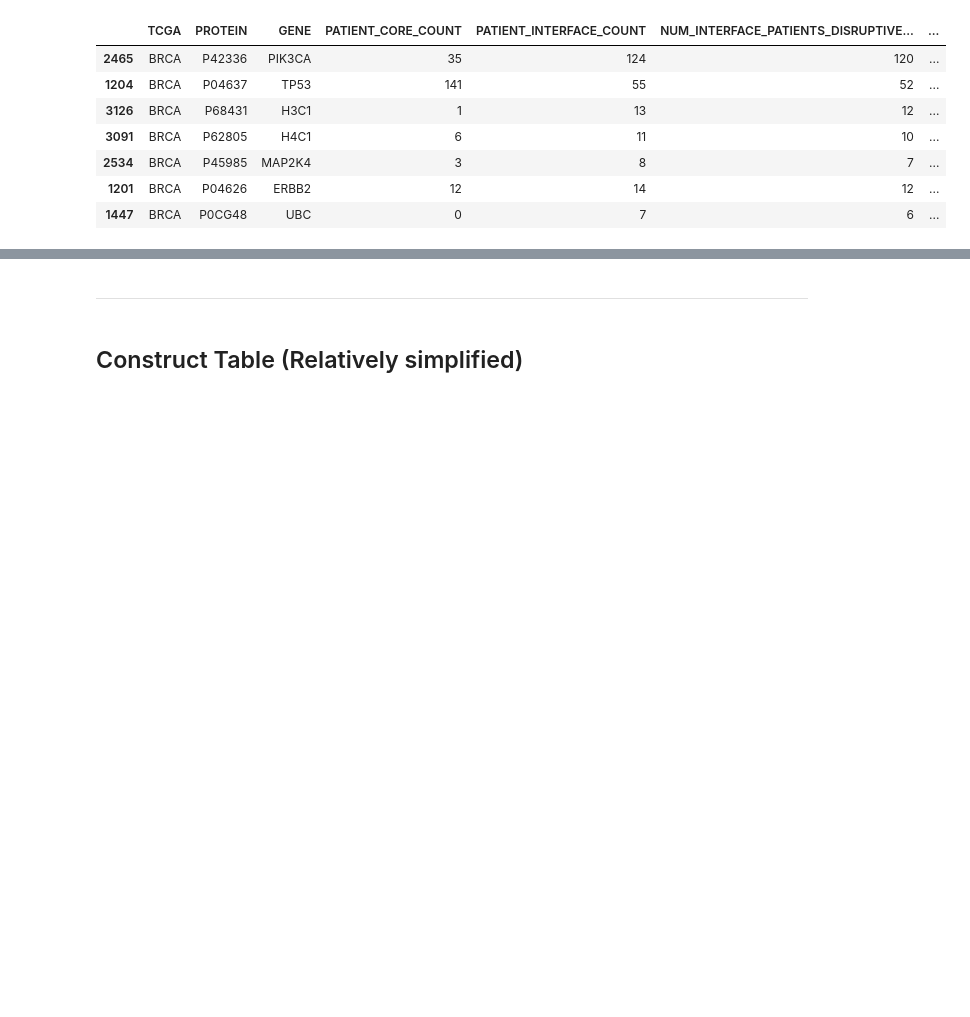
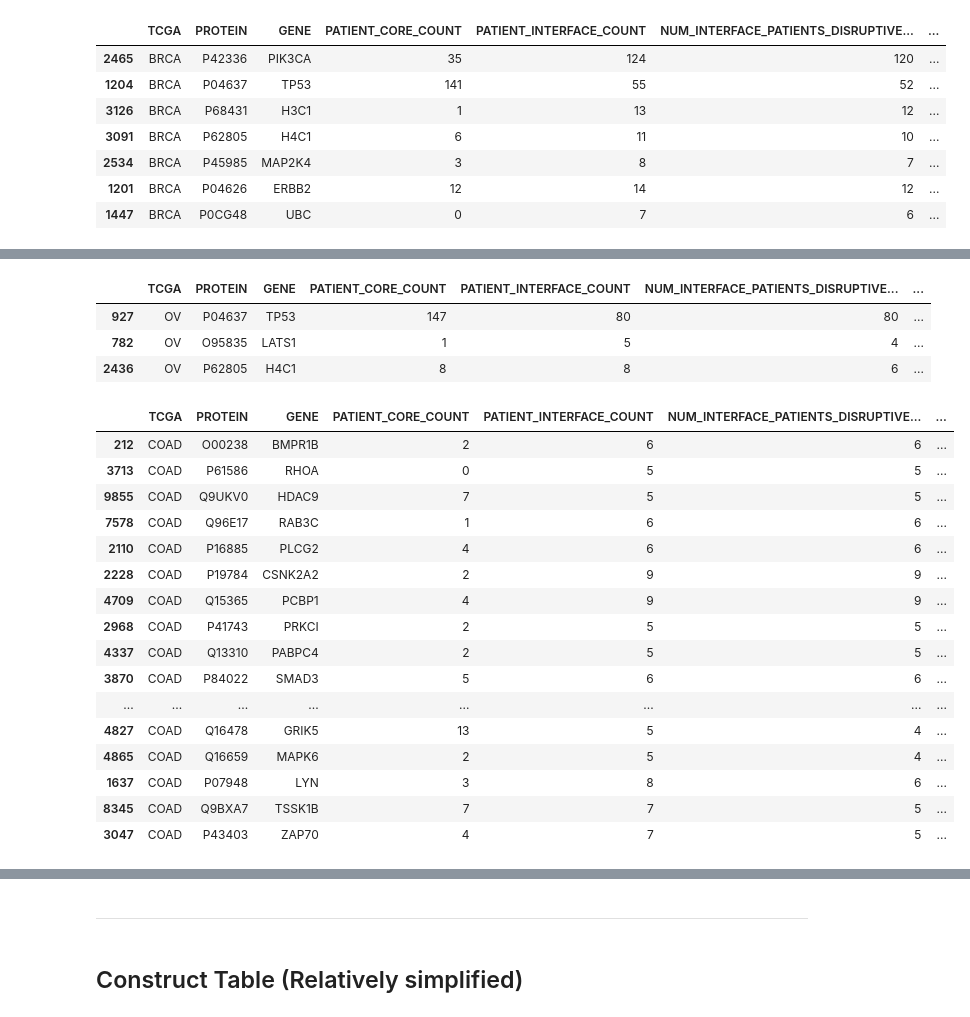
Before and after one commit to ibrahimberb/Predicting-Mutation-Effects, a Jupyter notebook: src/tables/preliminary_tables.ipynb, the cells around one changed output, grey strips where cells are left out. Drawn from its saved outputs; the diff is of its cells as text; code cells hidden in the pictures; blank space fills up the shorter version.

```diff
--- a/src/tables/preliminary_tables.ipynb
+++ b/src/tables/preliminary_tables.ipynb
@@ -12,6 +18,7 @@ ESCA_PRELIMINARY_DATA_PATH = r"../../data/predictions_datasets/esca_prediction_2
 GBM_PRELIMINARY_DATA_PATH = r"../../data/predictions_datasets/gbm_prediction_2021-11-17/b9cfc7ea/gbm_preliminary_data_cgc_2021-11-17.xlsx"
 HNSC_PRELIMINARY_DATA_PATH = r"../../data/predictions_datasets/hnsc_prediction_2021-11-17/53930f30/hnsc_preliminary_data_cgc_2021-11-17.xlsx"
 OV_PRELIMINARY_DATA_PATH = r"../../data/predictions_datasets/ov_prediction_2021-11-17/37bf1637/ov_preliminary_data_cgc_2021-11-17.xlsx"
+COAD_PRELIMINARY_DATA_PATH = r"../../data/predictions_datasets/coad_prediction_2022-01-06/9789393f/coad_preliminary_data_cgc_2022-02-16.xlsx"
 
 # Reflect changes in the modules immediately.
 %load_ext autoreload
@@ -80,3 +136,30 @@ brca_preliminary_data_filtered
+# %%
+ov_preliminary_data_filtered
+# %% [output]
+|  | TCGA | PROTEIN | GENE | PATIENT_CORE_COUNT | PATIENT_INTERFACE_COUNT | NUM_INTERFACE_PATIENTS_DISRUPTIVE... | ... |
+| 927 | OV | P04637 | TP53 | 147 | 80 | 80 | ... |
+| 782 | OV | O95835 | LATS1 | 1 | 5 | 4 | ... |
+| 2436 | OV | P62805 | H4C1 | 8 | 8 | 6 | ... |
+# %%
+coad_preliminary_data_filtered
+# %% [output]
+|  | TCGA | PROTEIN | GENE | PATIENT_CORE_COUNT | PATIENT_INTERFACE_COUNT | NUM_INTERFACE_PATIENTS_DISRUPTIVE... | ... |
+| 212 | COAD | O00238 | BMPR1B | 2 | 6 | 6 | ... |
+| 3713 | COAD | P61586 | RHOA | 0 | 5 | 5 | ... |
+| 9855 | COAD | Q9UKV0 | HDAC9 | 7 | 5 | 5 | ... |
+| 7578 | COAD | Q96E17 | RAB3C | 1 | 6 | 6 | ... |
+| 2110 | COAD | P16885 | PLCG2 | 4 | 6 | 6 | ... |
+| 2228 | COAD | P19784 | CSNK2A2 | 2 | 9 | 9 | ... |
+| 4709 | COAD | Q15365 | PCBP1 | 4 | 9 | 9 | ... |
+| 2968 | COAD | P41743 | PRKCI | 2 | 5 | 5 | ... |
+| 4337 | COAD | Q13310 | PABPC4 | 2 | 5 | 5 | ... |
+| 3870 | COAD | P84022 | SMAD3 | 5 | 6 | 6 | ... |
+| ... | ... | ... | ... | ... | ... | ... | ... |
+| 4827 | COAD | Q16478 | GRIK5 | 13 | 5 | 4 | ... |
+| 4865 | COAD | Q16659 | MAPK6 | 2 | 5 | 4 | ... |
+| 1637 | COAD | P07948 | LYN | 3 | 8 | 6 | ... |
+| 8345 | COAD | Q9BXA7 | TSSK1B | 7 | 7 | 5 | ... |
+| 3047 | COAD | P43403 | ZAP70 | 4 | 7 | 5 | ... |
 # %%
 concated_preliminary_filtered_data = pd.concat(
     [
```
Also changed, not shown: parts of 12 cells of this notebook, 2 other files.
